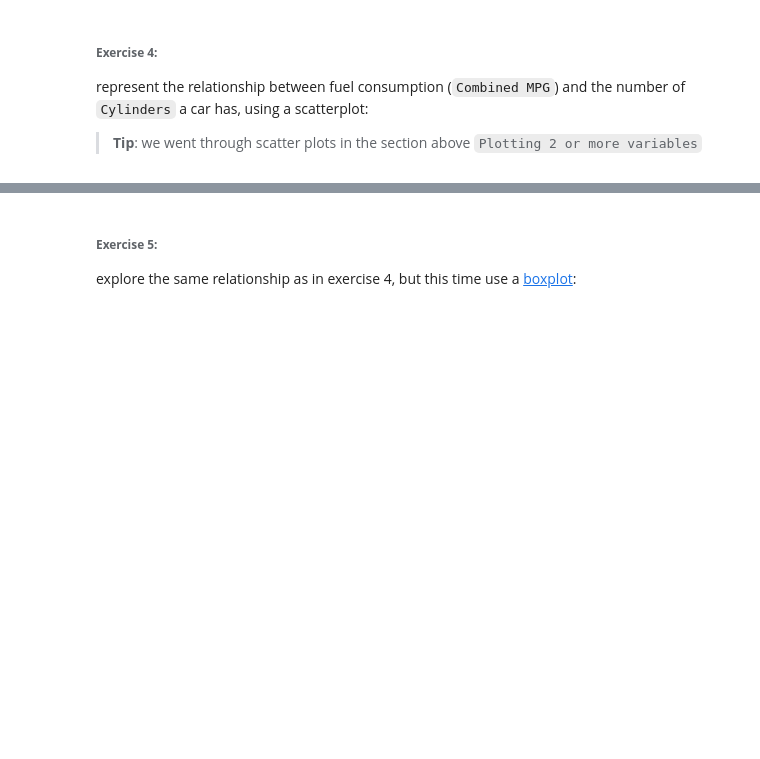
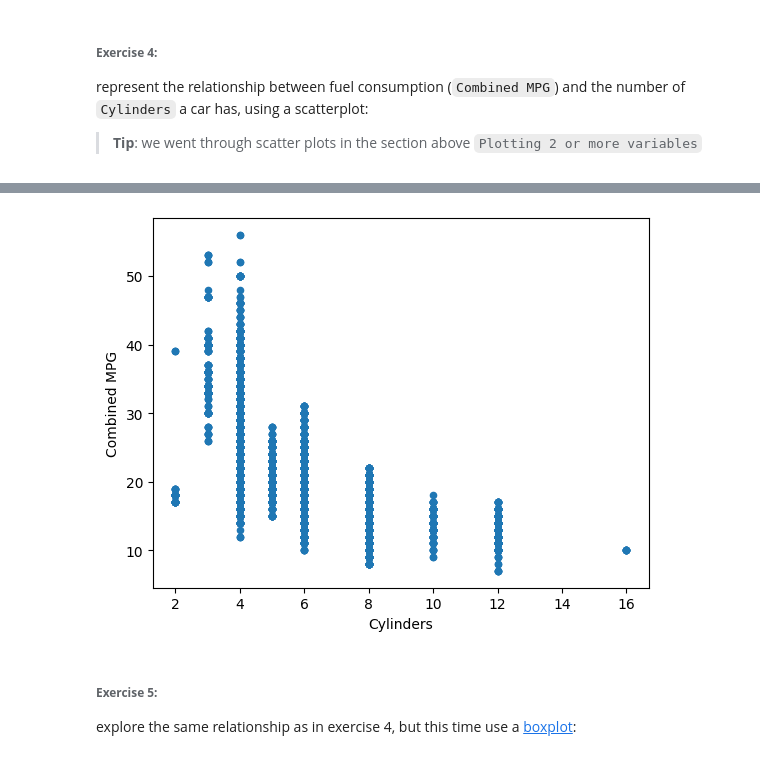
Before and after one commit to PhoenixCC0722/JoinTheGame_Magist, a Jupyter notebook: 12_pandas_plot.ipynb, the cells around one changed output, grey strips where cells are left out. Cells and saved outputs as stored; diff of their text form; code cells hidden in the pictures; blank space fills up the shorter version.

```diff
--- a/12_pandas_plot.ipynb
+++ b/12_pandas_plot.ipynb
@@ -273,3 +264,7 @@ represent the relationship between fuel consumption (`Combined MPG`) and the num
+# %%
+cars.plot.scatter(x="Cylinders", y="Combined MPG");
+# %% [output]
+[figure, added]
 # %% [markdown]
 ###### **Exercise 5:**
 explore the same relationship as in exercise 4, but this time use a [boxplot](https://pandas.pydata.org/docs/reference/api/pandas.DataFrame.boxplot.html):
```
Also changed, not shown: parts of 18 cells of this notebook.
